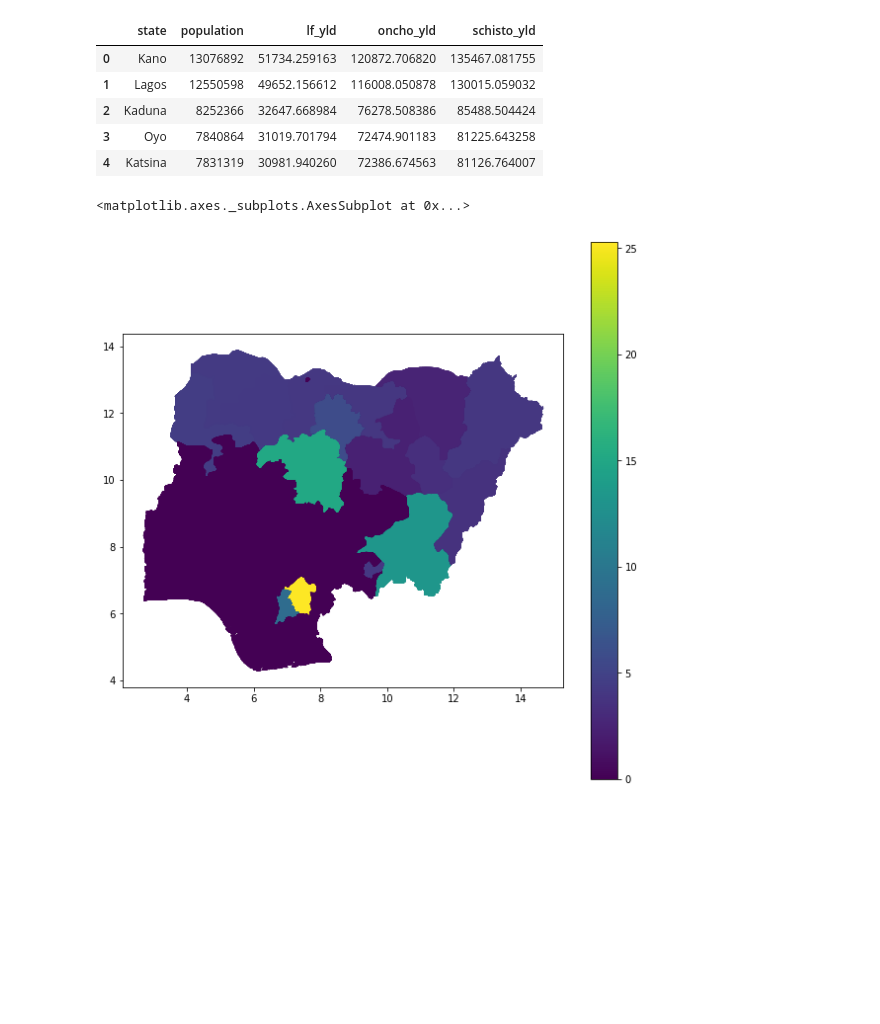
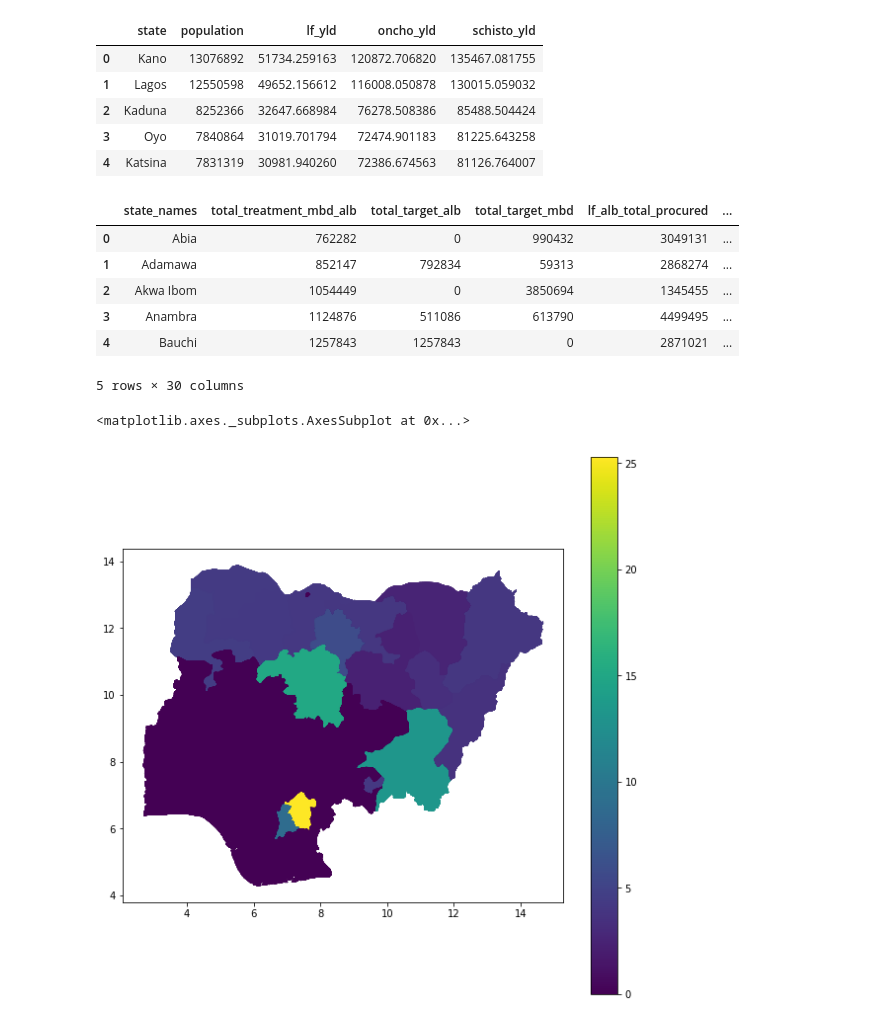
Before and after one commit to stm7631/AA-08-Washington-Data-Wizards, a Jupyter notebook: Code/Reading and Plotting Nigeria Data.ipynb, the cells around one changed output. Saved outputs shown, nothing was run; the diff lists cells and outputs as text; code cells hidden in the pictures; blank space fills up the shorter version.

```diff
--- a/Code/Reading and Plotting Nigeria Data.ipynb
+++ b/Code/Reading and Plotting Nigeria Data.ipynb
@@ -31,0 +34,10 @@ ivm.head()
+# %%
+lf_prev = mda.iloc[2:, 7]
+oncho_prev = mda.iloc[2:, 8]
+sth_prev = mda.iloc[2:, 9]
+schisto_prev = mda.iloc[2:, 10]
+
+lf_mda = mda.iloc[2:, 16]
+oncho_mda = mda.iloc[2:, 17]
+sth_mda = mda.iloc[2:, 18]
+schisto_mda = mda.iloc[2:, 19]
@@ -39,4 +60,5 @@ lf_ivm_total_treatment = ivm.iloc[2:, 6]
 #ivm_total_treatment = ivm_total_treatment_lf + ivm_total_treatment_oncho
 lf_ivm_procured = ivm.iloc[2:, 10] + ivm.iloc[2:, 12]
 oncho_ivm_procured = ivm.iloc[2:, 11]
+oncho_ivm_procured[(oncho_ivm_procured == 0)] = ivm.iloc[2:, 12][(oncho_ivm_procured == 0)]
 # %%
@@ -105,8 +137,9 @@ pop_data.head()
 | 3 | Oyo | 7840864 | 31019.701794 | 72474.901183 | 81225.643258 |
 | 4 | Katsina | 7831319 | 30981.940260 | 72386.674563 | 81126.764007 |
 # %%
-merged_state_data = stateData.merge(pop_data, left_on='state_names', right_on='state')
-full_state_data = merged_state_data.merge(nigeria_lf, left_on='state_names', right_on='ADMIN1_NAME')
+full_state_data = stateData.merge(pop_data, left_on='state_names', right_on='state')
+#merged_state_data = stateData.merge(pop_data, left_on='state_names', right_on='state')
+#full_state_data = merged_state_data.merge(nigeria_lf, left_on='district_names', right_on='IU_Name')
 
 # summing up all the requested columns and dividing them by the target population
 full_state_data['alb_ratio'] = full_state_data['lf_alb_total_procured'] / full_state_data['total_target_alb']
@@ -121,7 +154,18 @@ full_state_data.loc[full_state_data.alb_ratio == float("inf"), 'alb_ratio'] = 0
 full_state_data.loc[(pd.isna(full_state_data.mbd_ratio)), 'mbd_ratio'] = 0
 full_state_data.loc[(pd.isna(full_state_data.oncho_ivm_ratio)), 'oncho_ivm_ratio'] = 0
 full_state_data.loc[(pd.isna(full_state_data.lf_ivm_ratio)), 'lf_ivm_ratio'] = 0
-full_state_data.to_csv('state_nigeria_data.csv')
+full_state_data.sample(5)
+full_state_data.to_csv('state_nigeria_data_3.csv')
+# %%
+full_state_data.head()
+# %% [output]
+|  | state_names | total_treatment_mbd_alb | total_target_alb | total_target_mbd | lf_alb_total_procured | ... |
+| 0 | Abia | 762282 | 0 | 990432 | 3049131 | ... |
+| 1 | Adamawa | 852147 | 792834 | 59313 | 2868274 | ... |
+| 2 | Akwa Ibom | 1054449 | 0 | 3850694 | 1345455 | ... |
+| 3 | Anambra | 1124876 | 511086 | 613790 | 4499495 | ... |
+| 4 | Bauchi | 1257843 | 1257843 | 0 | 2871021 | ... |
+5 rows × 30 columns
 # %%
 # loading in geojson
 shapefile = '../Data/Nigeria/Nigeria_Shape/AFRO_IUs_201812.shp'
```
Also changed, not shown: parts of 6 cells of this notebook, 2 other files.
